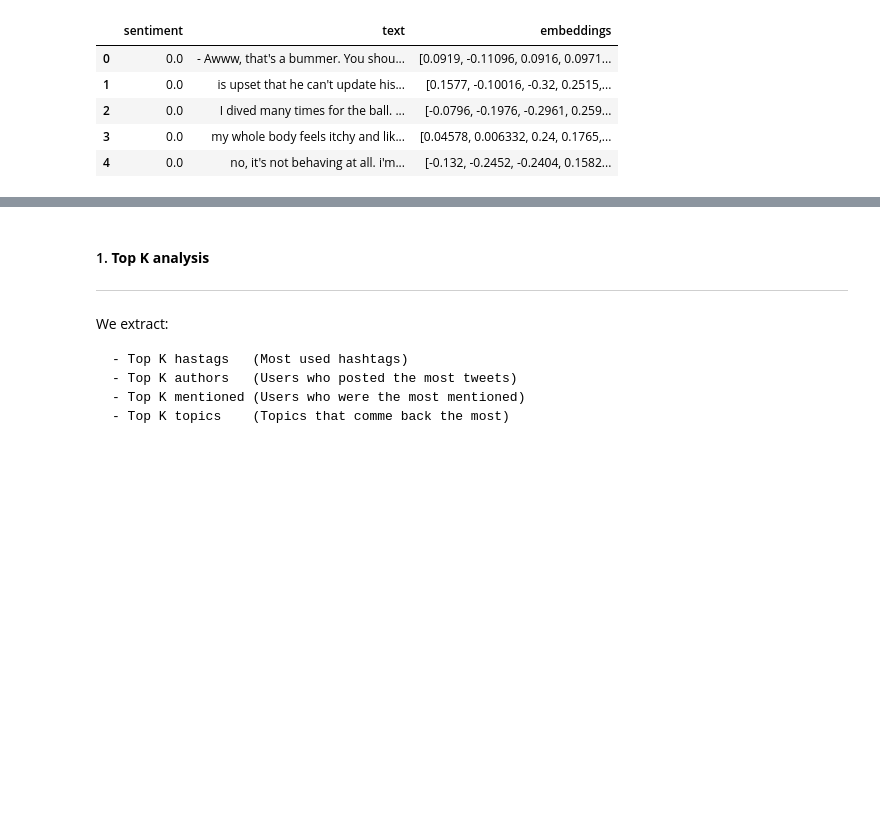
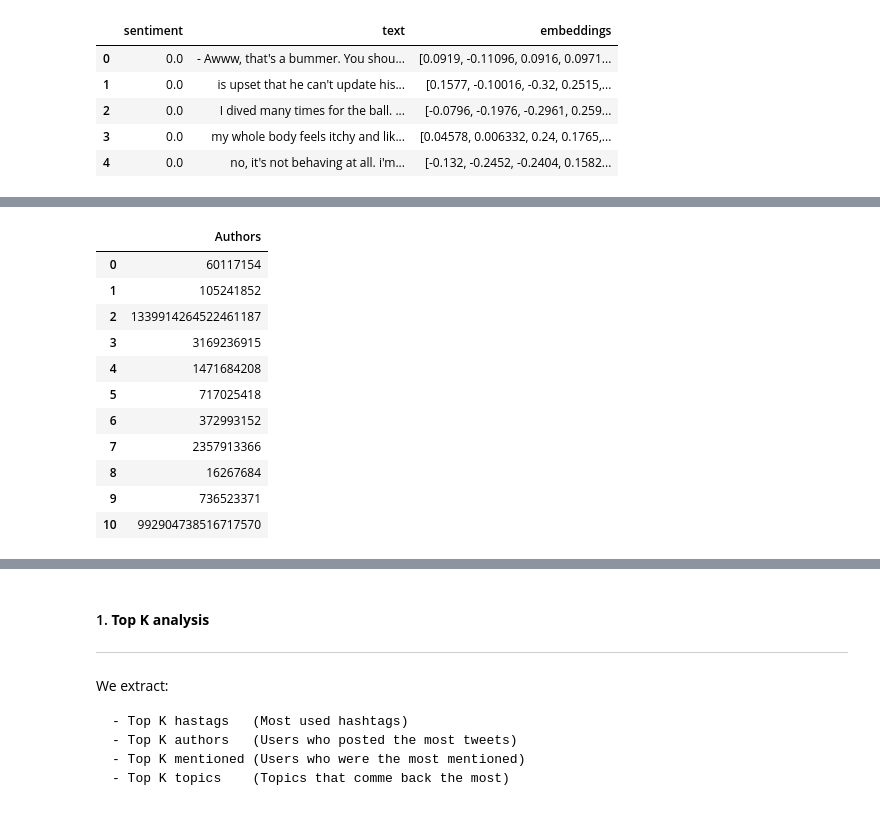
Before and after one commit to Egeyae/InPoDA-project-in304, a Jupyter notebook: InPoDA_CompteRendu.ipynb, the cells around one changed output, grey strips where cells are left out. Saved outputs shown, nothing was run; the diff lists cells and outputs as text; code cells hidden in the pictures; blank space fills up the shorter version.

```diff
--- a/InPoDA_CompteRendu.ipynb
+++ b/InPoDA_CompteRendu.ipynb
@@ -148,0 +154,4 @@ This part is a presentation of different analysis we can extract from the data p
+# %%
+# All authors
+pipeline.get_all_authors()
+# %% [output]
@@ -148,0 +159,12 @@ This part is a presentation of different analysis we can extract from the data p
+|  | Authors |
+| 0 | 60117154 |
+| 1 | 105241852 |
+| 2 | 1339914264522461187 |
+| 3 | 3169236915 |
+| 4 | 1471684208 |
+| 5 | 717025418 |
+| 6 | 372993152 |
+| 7 | 2357913366 |
+| 8 | 16267684 |
+| 9 | 736523371 |
+| 10 | 992904738516717570 |
```
Also changed, not shown: parts of 32 cells of this notebook, 8 other files.
